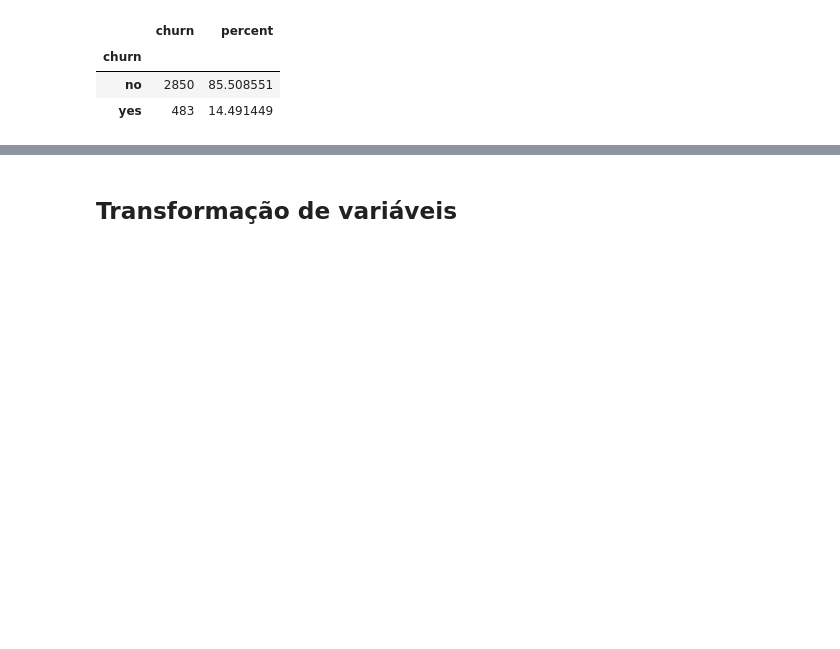
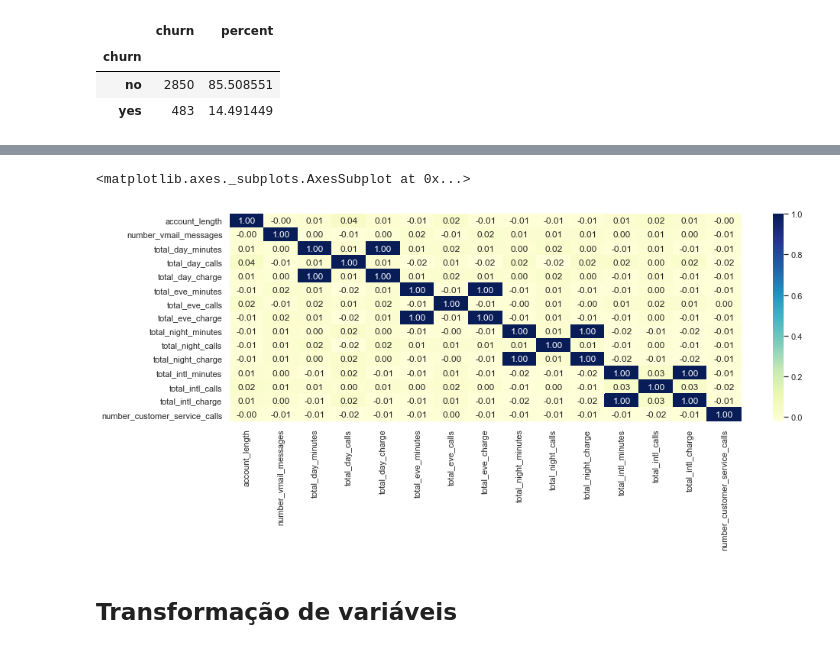
Before and after one commit to ohbtorres/PrevendoCustomerChurnOperadorasTelecom, a Jupyter notebook: CustomerChurnClass.ipynb, the cells around one changed output, grey strips where cells are left out. Cells and saved outputs as stored; diff of their text form; code cells hidden in the pictures; blank space fills up the shorter version.

```diff
--- a/CustomerChurnClass.ipynb
+++ b/CustomerChurnClass.ipynb
@@ -173,3 +210,10 @@ sns.pairplot(treino,hue = 'churn')
+# %%
+#Analisando a correlação entre as variáveis
+plt.subplots(figsize=(15,5))
+sns.heatmap(treino.corr(), annot=True, fmt=".2f",cmap="YlGnBu")
+# %% [output]
+<matplotlib.axes._subplots.AxesSubplot at 0x...>
+[figure, added]
 # %% [markdown]
 ## Transformação de variáveis
 # %%
```
Also changed, not shown: parts of 7 cells of this notebook.
